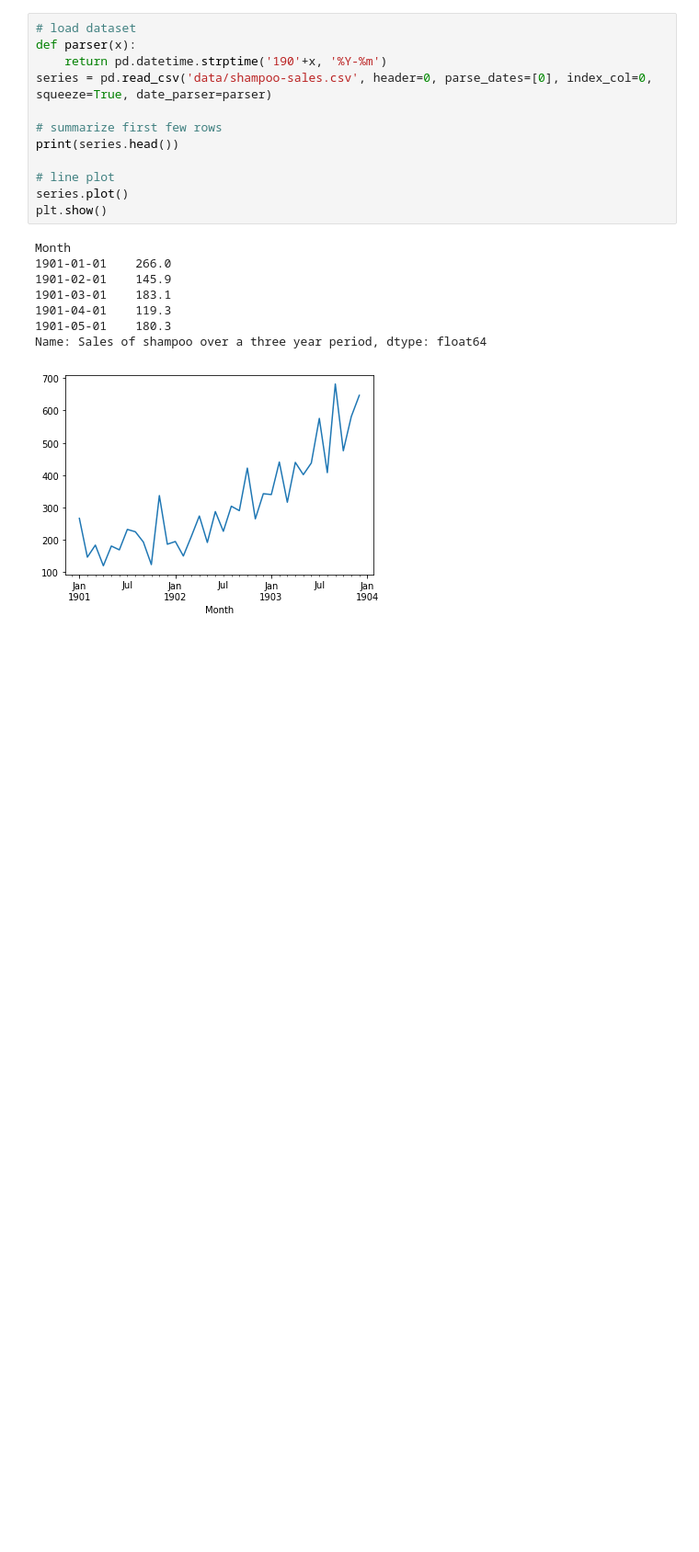
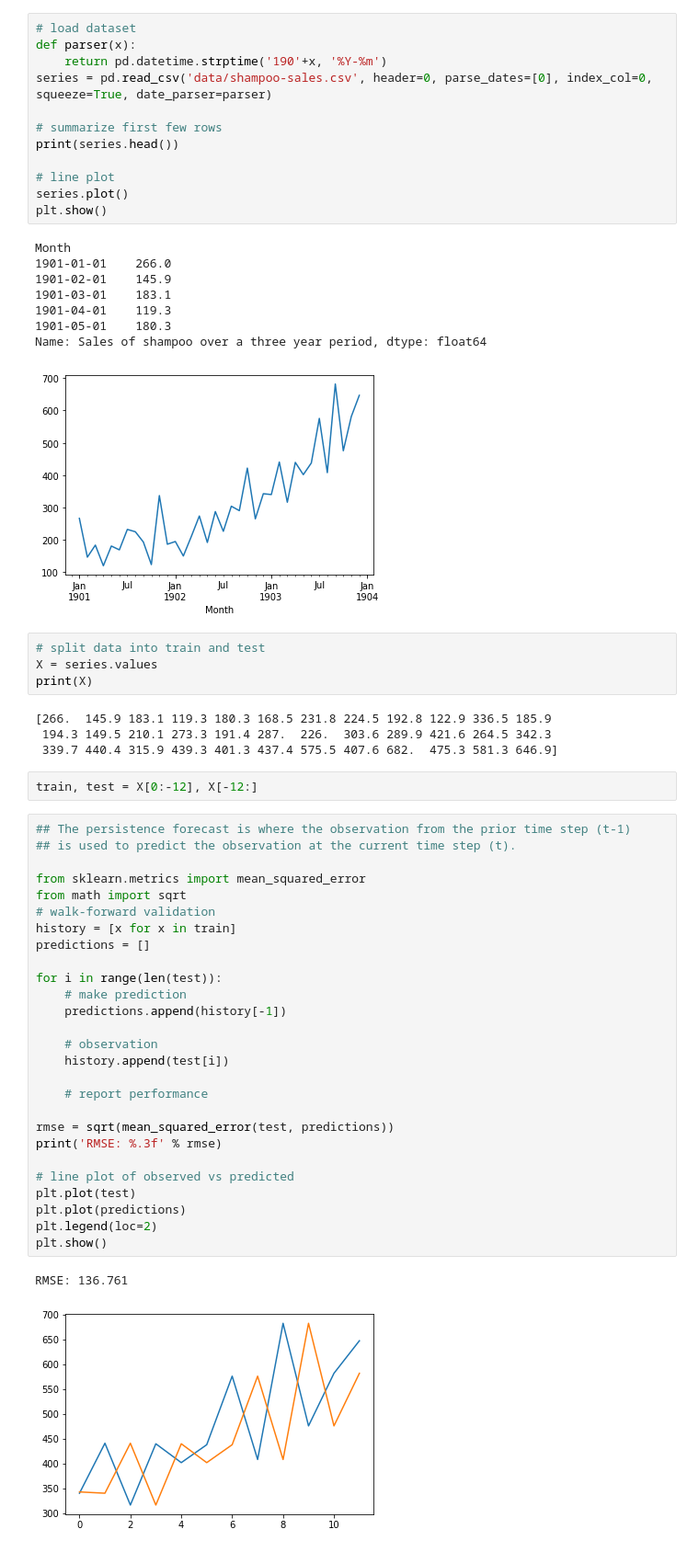
Before and after one commit to mkumar73/time-series, a Jupyter notebook: 01_shampoo_sales_forecasting.ipynb, the cells around one changed output. Shown at 92% size. Saved outputs shown, nothing was run; the diff lists cells and outputs as text; blank space fills up the shorter version.

Commit message:
walk-forward validation

```diff
--- a/01_shampoo_sales_forecasting.ipynb
+++ b/01_shampoo_sales_forecasting.ipynb
@@ -28,3 +28,43 @@ Month
 1901-05-01    180.3
 Name: Sales of shampoo over a three year period, dtype: float64
 [figure]
+# %%
+# split data into train and test
+X = series.values
+print(X)
+# %% [output]
+[266.  145.9 183.1 119.3 180.3 168.5 231.8 224.5 192.8 122.9 336.5 185.9
+ 194.3 149.5 210.1 273.3 191.4 287.  226.  303.6 289.9 421.6 264.5 342.3
+ 339.7 440.4 315.9 439.3 401.3 437.4 575.5 407.6 682.  475.3 581.3 646.9]
+# %%
+train, test = X[0:-12], X[-12:]
+# %%
+## The persistence forecast is where the observation from the prior time step (t-1)
+## is used to predict the observation at the current time step (t).
+
+from sklearn.metrics import mean_squared_error
+from math import sqrt
+# walk-forward validation
+history = [x for x in train]
+predictions = []
+
+for i in range(len(test)):
+    # make prediction
+    predictions.append(history[-1])
+
+    # observation
+    history.append(test[i])
+
+    # report performance
+
+rmse = sqrt(mean_squared_error(test, predictions))
+print('RMSE: %.3f' % rmse)
+
+# line plot of observed vs predicted
+plt.plot(test)
+plt.plot(predictions)
+plt.legend(loc=2)
+plt.show()
+# %% [output]
+RMSE: 136.761
+[figure, added]
```
Also changed, not shown: parts of 2 cells of this notebook.
